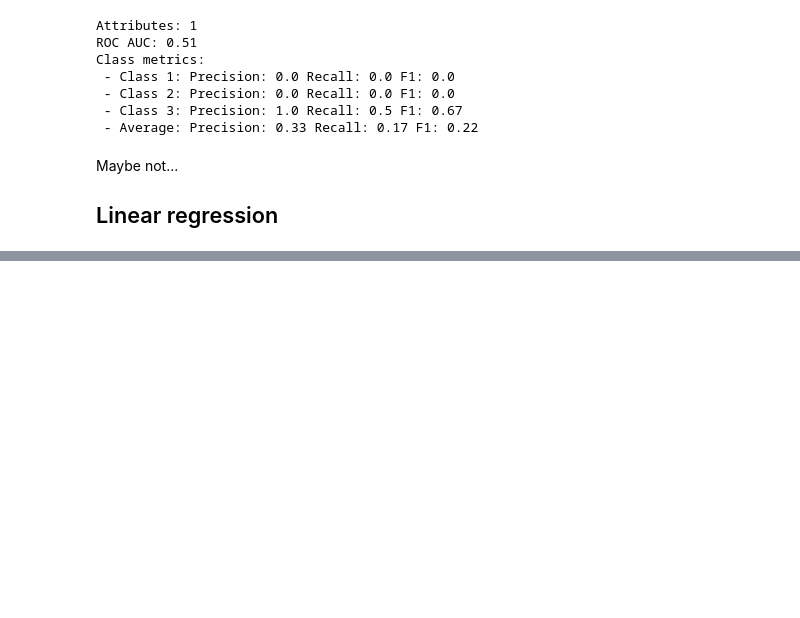
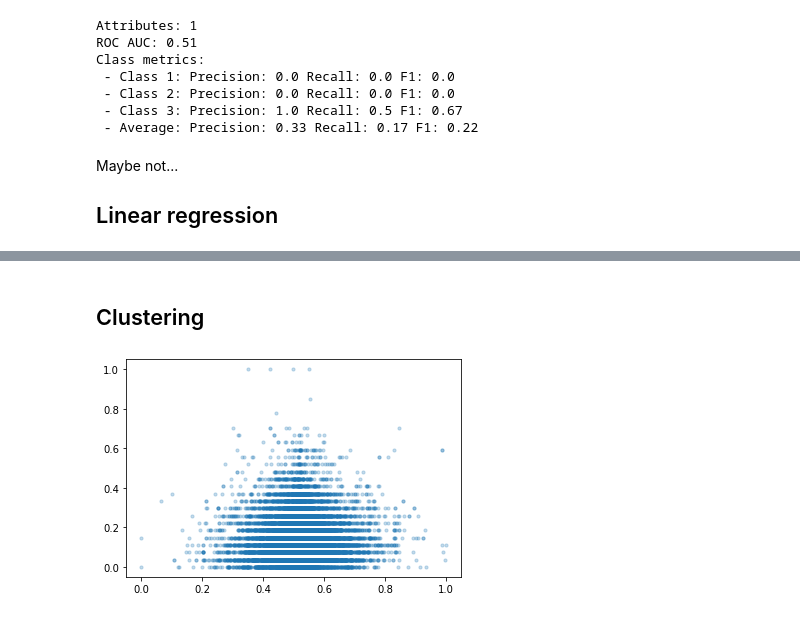
Before and after one commit to ChrisJMurdoch/ChessNotebook, a Jupyter notebook: Chess.ipynb, the cells around one changed output, grey strips where cells are left out. Saved outputs shown, nothing was run; the diff lists cells and outputs as text; code cells hidden in the pictures; blank space fills up the shorter version.

Commit message:
Added clustering

```diff
--- a/Chess.ipynb
+++ b/Chess.ipynb
@@ -839,0 +827,14 @@ plt.show()
+# %% [markdown]
+## Clustering
+# %%
+# Create subset of data for clustering
+cdata = data[["rating_delta", "opening_ply"]]
+
+# Normalise dataframe (taken from https://stackoverflow.com/a/41532180)
+cdata = (cdata-cdata.min()) / (cdata.max()-cdata.min())
+
+# Show normalised data
+plt.scatter(cdata.iloc[:,[0]], cdata.iloc[:,[1]], alpha=0.25, s=10)
+plt.show()
+# %% [output]
+[figure, added]
```
Also changed, not shown: parts of 7 cells of this notebook, 1 other file.
